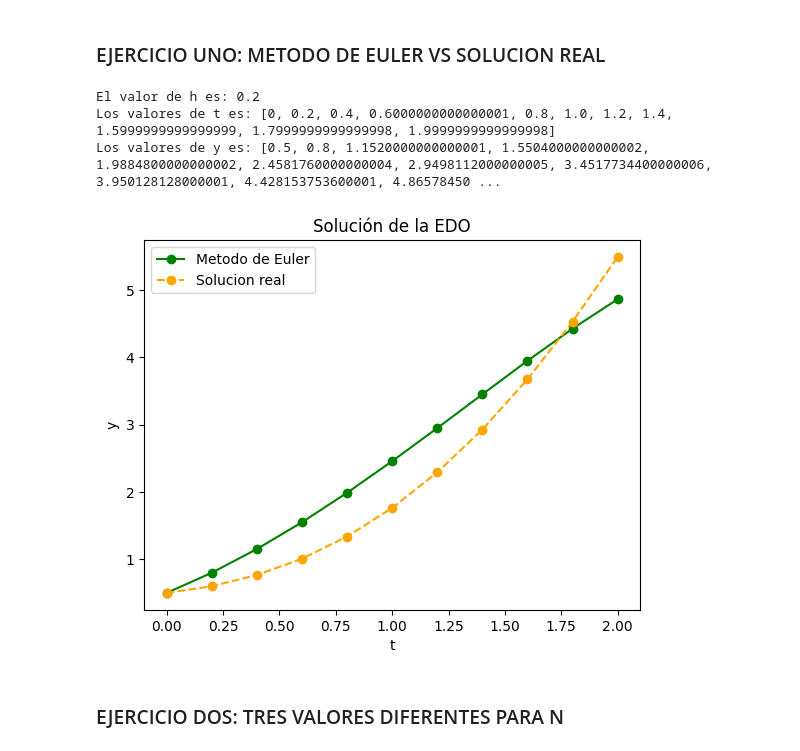
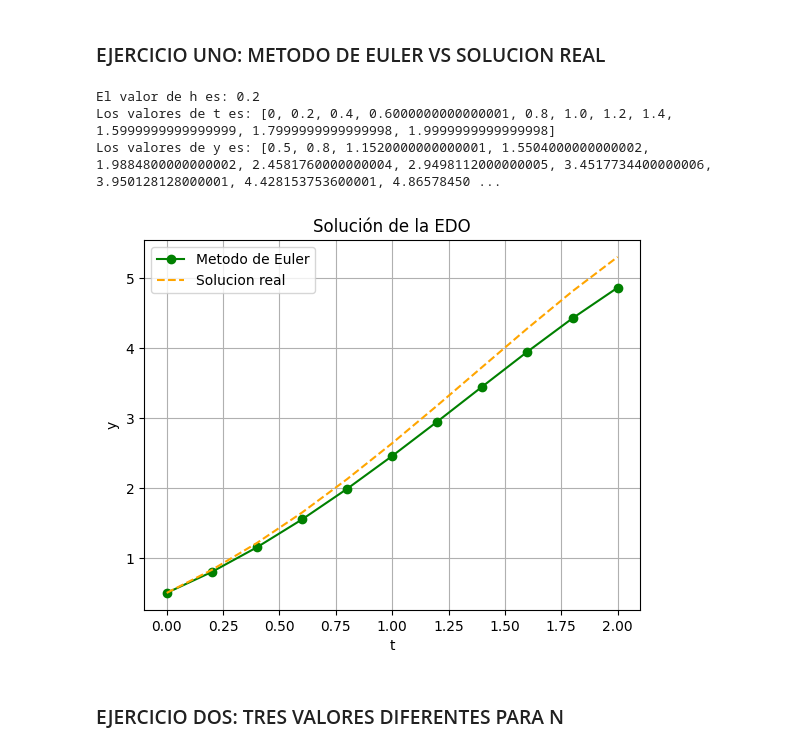
Before and after one commit to ImYasid/METODOS_NUMERICOS, a Jupyter notebook: [TALLERES]/[TALLER 06]/[Taller 06] ODE-Euler.ipynb, the cells around one changed output. Cells and saved outputs as stored; diff of their text form; code cells hidden in the pictures.

```diff
--- a/[TALLERES]/[TALLER 06]/[Taller 06] ODE-Euler.ipynb
+++ b/[TALLERES]/[TALLER 06]/[Taller 06] ODE-Euler.ipynb
@@ -12,29 +13,34 @@ The autoreload extension is already loaded. To reload it, use:
 # %% [markdown]
 ### EJERCICIO UNO: METODO DE EULER VS SOLUCION REAL
 # %%
-y_der = lambda t, y: y-t**2+1
-y_der1 = lambda t, y: (t+1)**2-0.5*math.exp(t)
+y_der = lambda t, y: y - t**2 + 1
 y_init = 0.5
 
-ys1a, ts1a, h = ODE_euler(a = 0, b = 2, f = y_der, y_t0 = y_init, N = 10)
-ys2a, ts2a, h = ODE_euler(a = 0, b = 2, f = y_der1, y_t0 = y_init, N = 10)
+ys1a, ts1a, h = ODE_euler(a=0, b=2, f=y_der, y_t0=y_init, N=10)
 
 print(f"El valor de h es: {h}")
 print(f"Los valores de t es: {ts1a}")
 print(f"Los valores de y es: {ys1a}")
 
+def y_real(t):
+    t = np.array(t)
+    return (t + 1)**2 - 0.5 * np.exp(t)
+
+ys2a = y_real(ts1a)
+
 plt.plot(ts1a, ys1a, marker="o", linestyle="-", label="Metodo de Euler", color="GREEN")
-plt.plot(ts2a, ys2a, marker="o", linestyle="--", label="Solucion real", color="orange")
+plt.plot(ts1a, ys2a, linestyle="--", label="Solucion real", color="orange")
 plt.xlabel("t")
 plt.ylabel("y")
 plt.title("Solución de la EDO")
 plt.legend()
+plt.grid(True)
 plt.show()
 # %% [output]
 El valor de h es: 0.2
 Los valores de t es: [0, 0.2, 0.4, 0.6000000000000001, 0.8, 1.0, 1.2, 1.4, 1.5999999999999999, 1.7999999999999998, 1.9999999999999998]
 Los valores de y es: [0.5, 0.8, 1.1520000000000001, 1.5504000000000002, 1.9884800000000002, 2.4581760000000004, 2.9498112000000005, 3.4517734400000006, 3.950128128000001, 4.428153753600001, 4.86578450 ...
-[figure, old version]
+[figure, new version]
 # %% [markdown]
 ### EJERCICIO DOS: TRES VALORES DIFERENTES PARA N
 # %%
```
Also changed, not shown: parts of 3 cells of this notebook, 2 other files.
